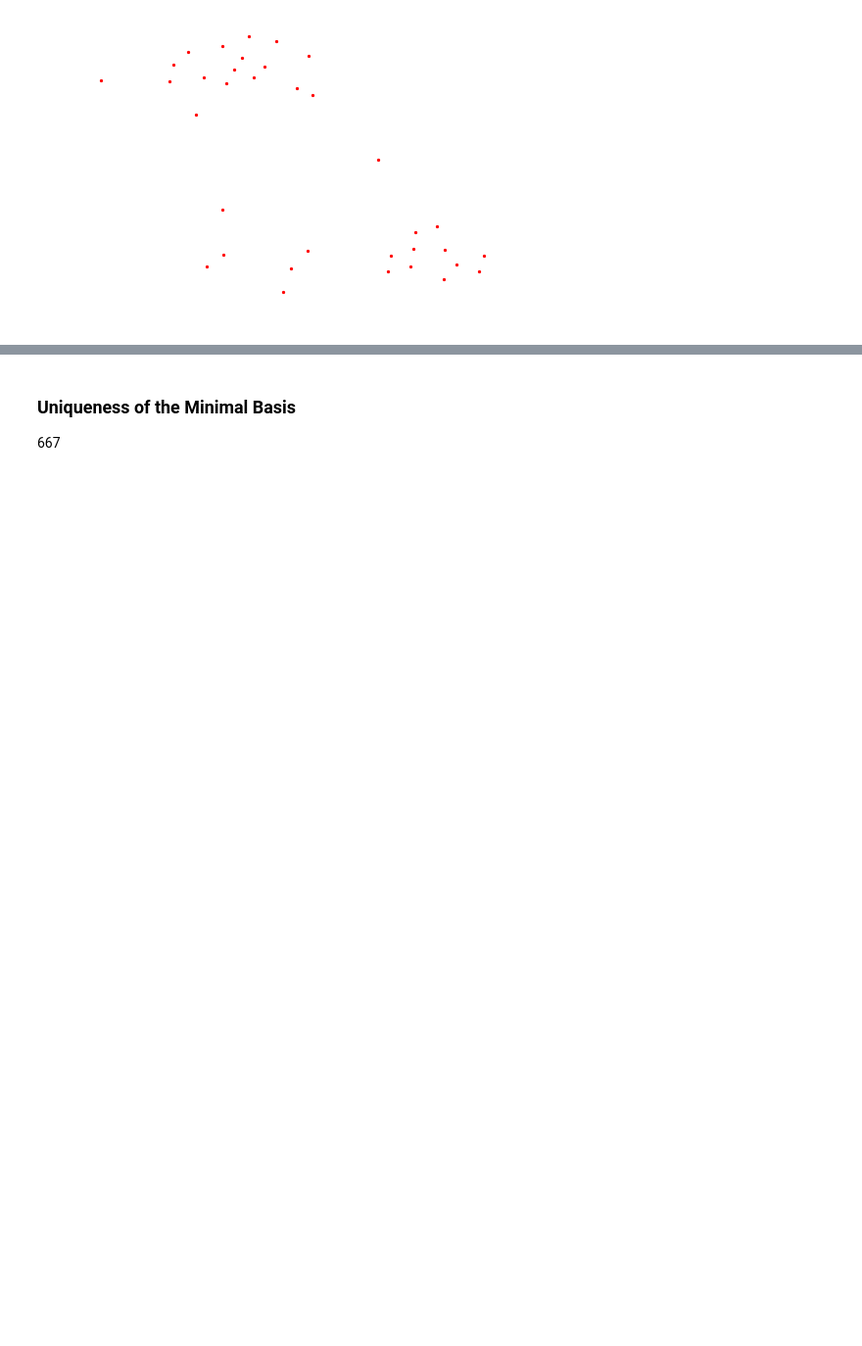
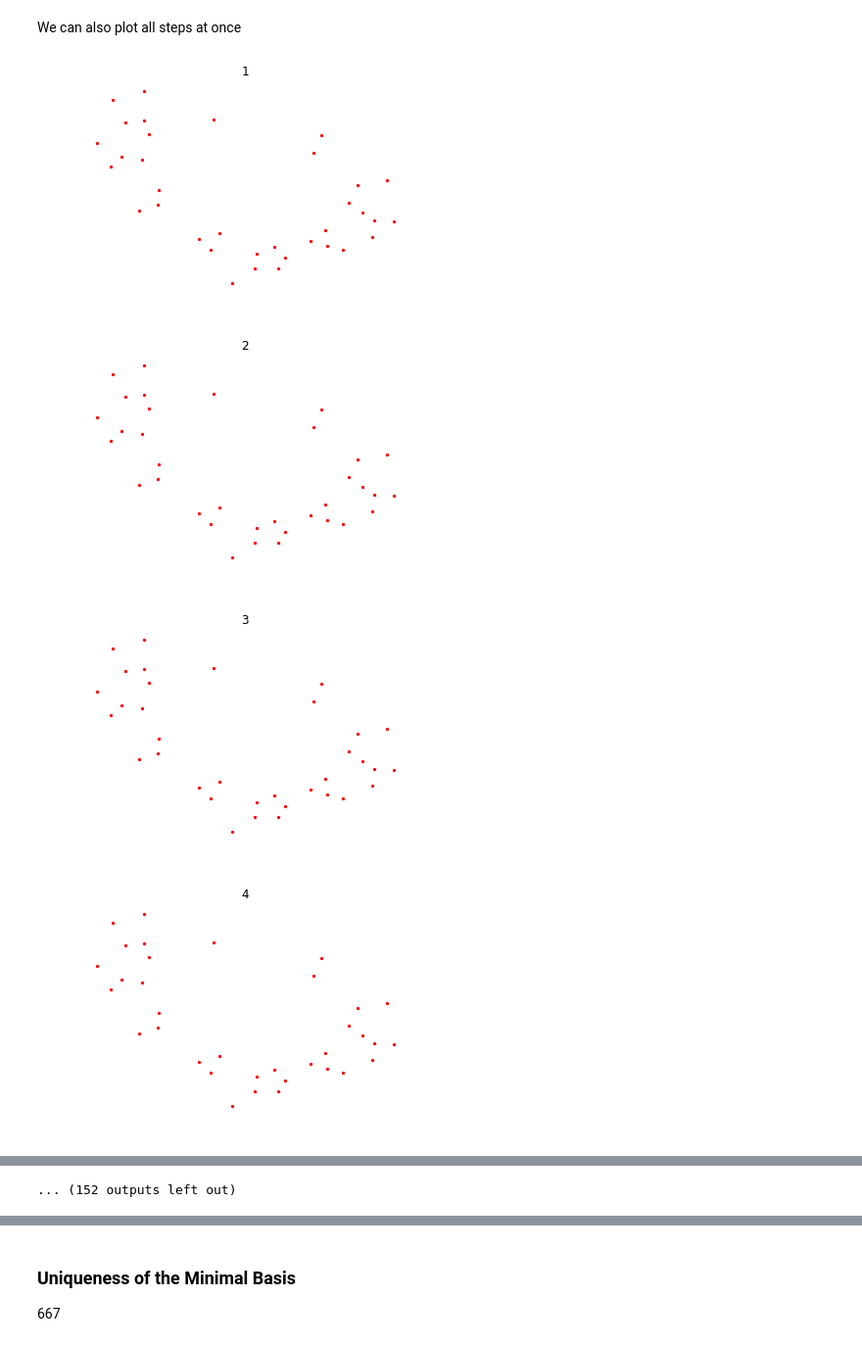
Before and after one commit to marcoguerra192/MinScaffold, a Jupyter notebook: Analysis.ipynb, the cells around one changed output, grey strips where cells are left out. Shown at 98% size. Cells and saved outputs as stored; diff of their text form; code cells hidden in the pictures; blank space fills up the shorter version.

```diff
--- a/Analysis.ipynb
+++ b/Analysis.ipynb
@@ -49,10 +46,16 @@ Generate a sample of NV points as input.
 # %%
-NV = 35 # number of vertices
+# Set parameters
+NV = 35
+x = 0
+y = 0
+r = 3
+noise = 3
 
-# This generates a sample of NV points, in a noisy circle shape
-P = Driver.sampleCircle(0,1,3,NV,3)
+# Generate a sample of NV points, in a noisy circle shape
+P = Driver.sampleCircle(x,y,r,NV,noise)
 
-# This returns a weighted adjacency matrix for the points. Weights are Euclidean distances.
+# Return a distance matrix for the points, with all edges longer than 4 cut off.
+# We fix threshold=4 to obtain a graphically interesting case
 W,_ = Driver.points2adj(P,4)
 # %% [markdown]
 ### Visualization
@@ -83,0 +104,5 @@ nx.draw(Scaf,pos=layout, node_size=5)
+# %%
+# Create a list of homology bases
+Bas = []
+for (step,B) in F.Elements:
+    Bas.append(B) # store the basis, discarding the filtration step value
@@ -83,0 +111,7 @@ nx.draw(Scaf,pos=layout, node_size=5)
+# %%
+# Depending on the length of the filtration, choose a suitable step that contains nontrivial homology
+B = Bas[130]
+M = Scaffold.matrix_Basis( B , NV , np.array(F.get_edgeList()) )
+
+# Plot the basis at the given step, again using the layout object as done above
+nx.draw( nx.Graph(M) , pos = layout , node_size=5 )
@@ -84,9 +120,16 @@ nx.draw(Scaf,pos=layout, node_size=5)
+# %% [markdown]
+We can also plot all steps at once
 # %%
-Bas = []
+i = 0
 for (e,B) in F.Elements:
-    Bas.append(B)
-
-M = Scaffold.matrix_Basis(Bas[150] , NV , np.array(F.get_edgeList()) )
-nx.draw( nx.Graph(M) , pos = layout , node_size=5 )
+    i += 1
+    fig , ax1= plt.subplots()
+    M = Scaffold.matrix_Basis( B , NV , np.array(F.get_edgeList()) )
+    nx.draw( nx.Graph(M) , pos = layout , node_size=5, ax=ax1 )
+    plt.title(i)
+    plt.show()
 # %% [output]
-[figure, old version]
+[figure, new version]
+[figure, added]
+[figure, added]
+[figure, added]
@@ -92,0 +144 @@ nx.draw( nx.Graph(M) , pos = layout , node_size=5 )
+... (152 outputs left out)
```
Also changed, not shown: parts of 21 cells of this notebook.
